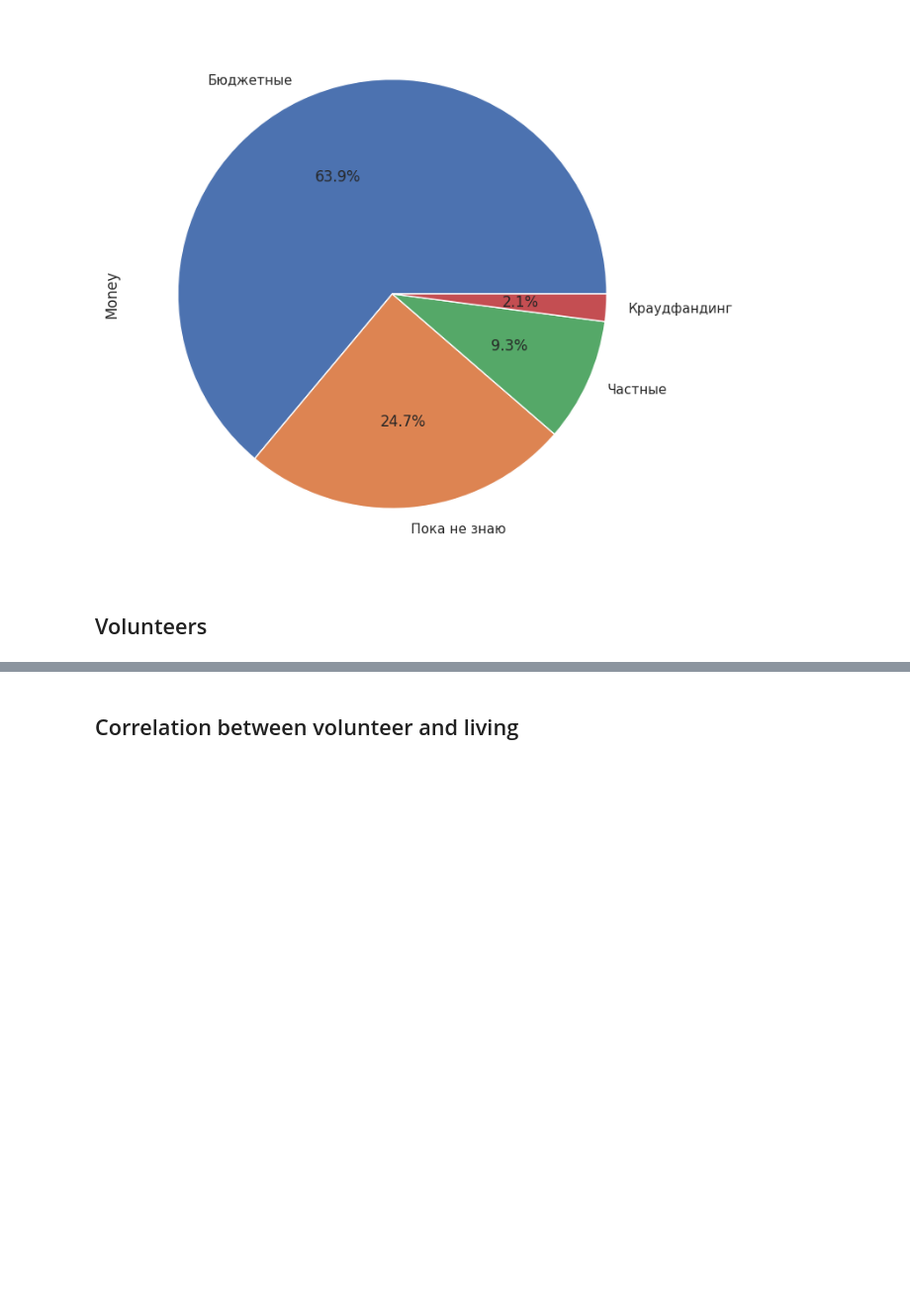
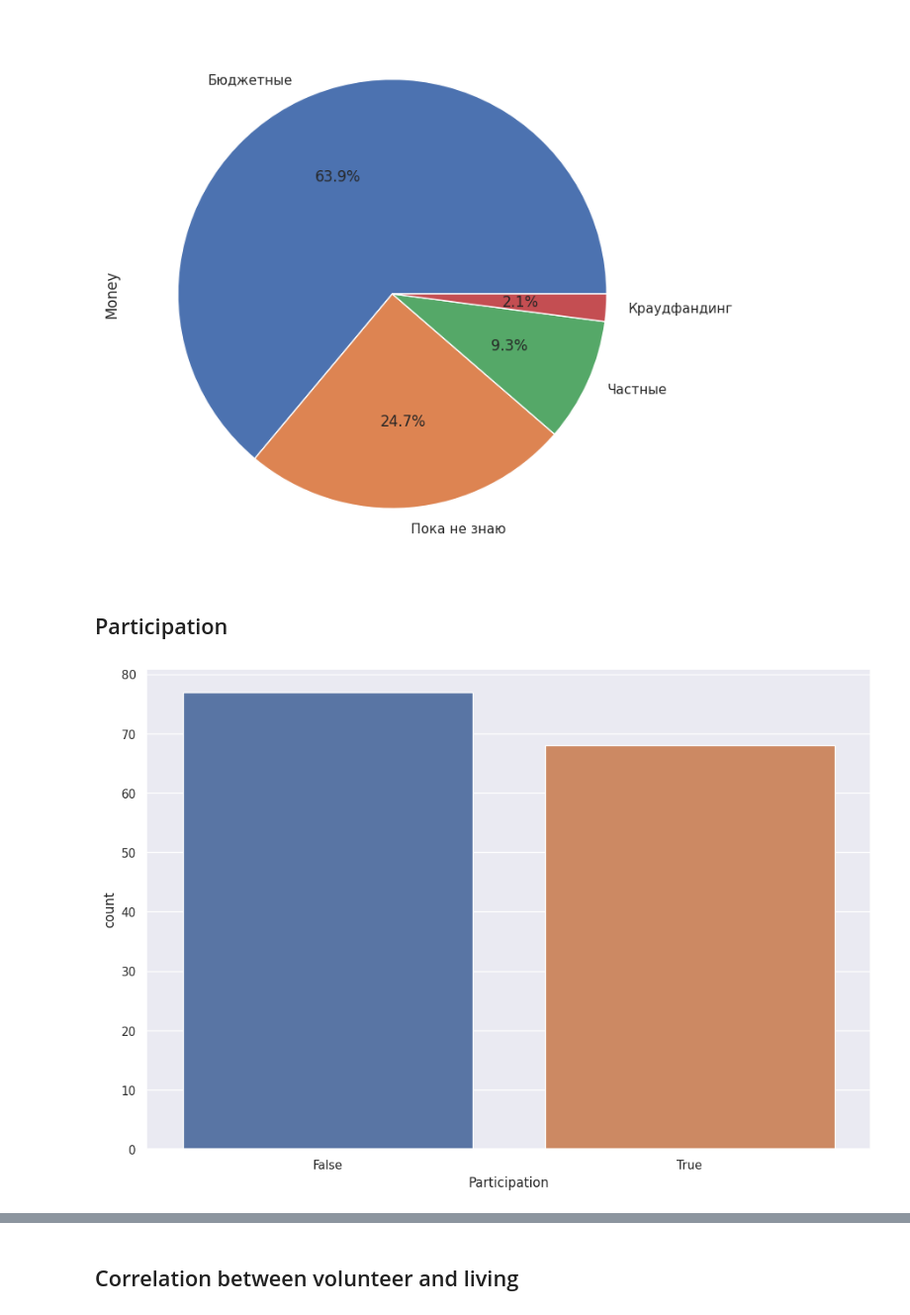
Before and after one commit to modernpacifist/komsomolsk-on-amur-comment-analysis, a Jupyter notebook: KomsomolskOnAmurCommentAnalysis.ipynb, the cells around one changed output, grey strips where cells are left out. Shown: that part at 99% size. Drawn from its saved outputs; the diff is of its cells as text; code cells hidden in the pictures; blank space fills up the shorter version.

```diff
--- a/KomsomolskOnAmurCommentAnalysis.ipynb
+++ b/KomsomolskOnAmurCommentAnalysis.ipynb
@@ -19 +87,13 @@ df = pd.read_json('/content/CleanSubmissionsWithForms.json')
+# %%
+def map_livetime(value, default):
+    if value == 'С рождения':
+        return default
+    if value == 'Более 5 лет':
+        return 10
+    if value == 'Жил, но уехал':
+        return 1
+    if value == 'Менее 5 лет':
+        return 5
+    if value == 'Я здесь временно':
+        return 1
 # %%
@@ -38,0 +119,3 @@ df
+# %%
+# df['LiveTimeInt'] = df['LiveTime'].apply(map_livetime)
+df['LiveTimeInt'] = df.apply(lambda row: map_livetime(row['LiveTime'], row['MeanAge']), axis=1)
@@ -38,0 +133,7 @@ df
+# %%
+def convert_participation_to_bool(value):
+    if value == "Да":
+        return True
+    return False
+# %%
+df['Participation'] = df['Participation'].apply(convert_participation_to_bool)
@@ -273,4 +406,10 @@ plt.show()
 # %% [output]
 [figure]
 # %% [markdown]
-## Volunteers
+## Participation
+# %%
+plt.figure(figsize=(12, 8))
+sns.countplot(x=df['Participation'])
+plt.show()
+# %% [output]
+[figure, added]
```
Also changed, not shown: parts of 32 cells of this notebook.
